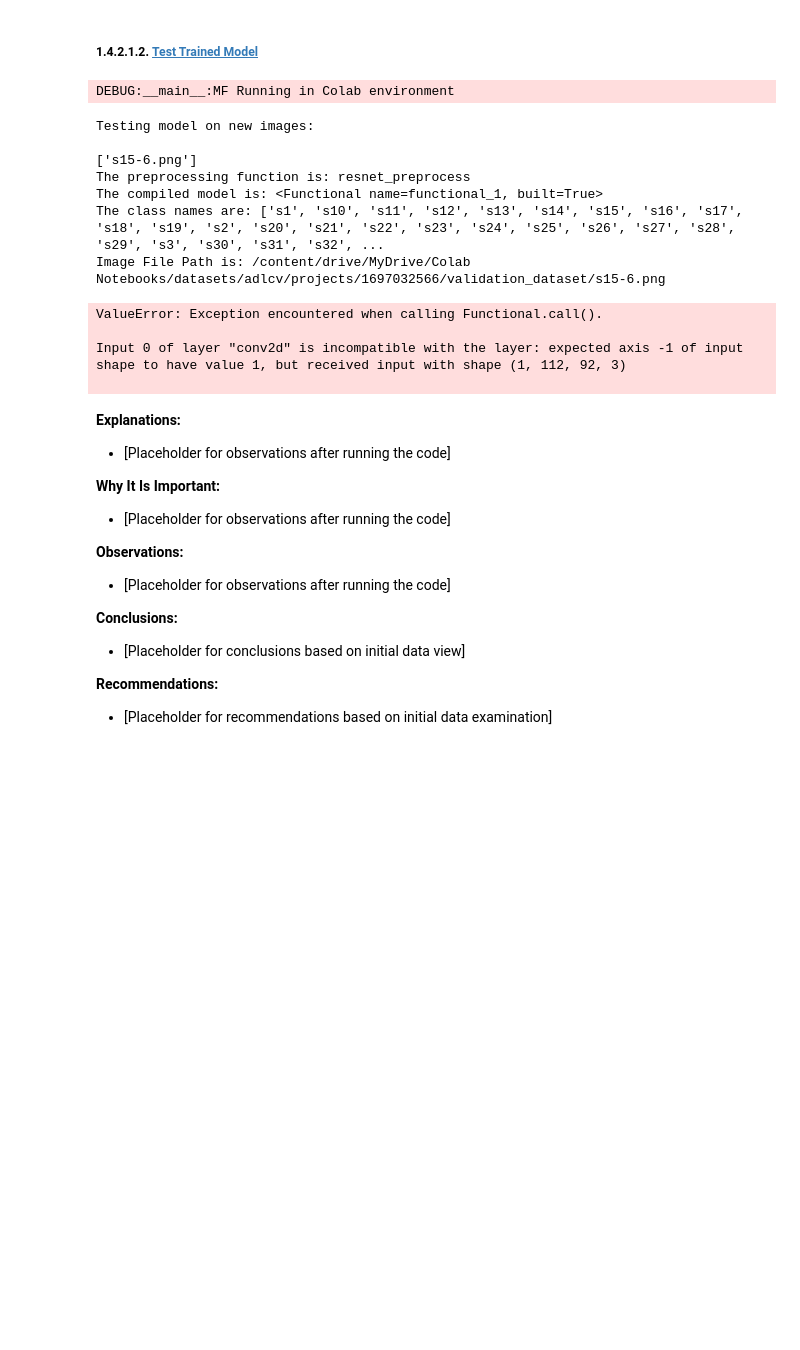
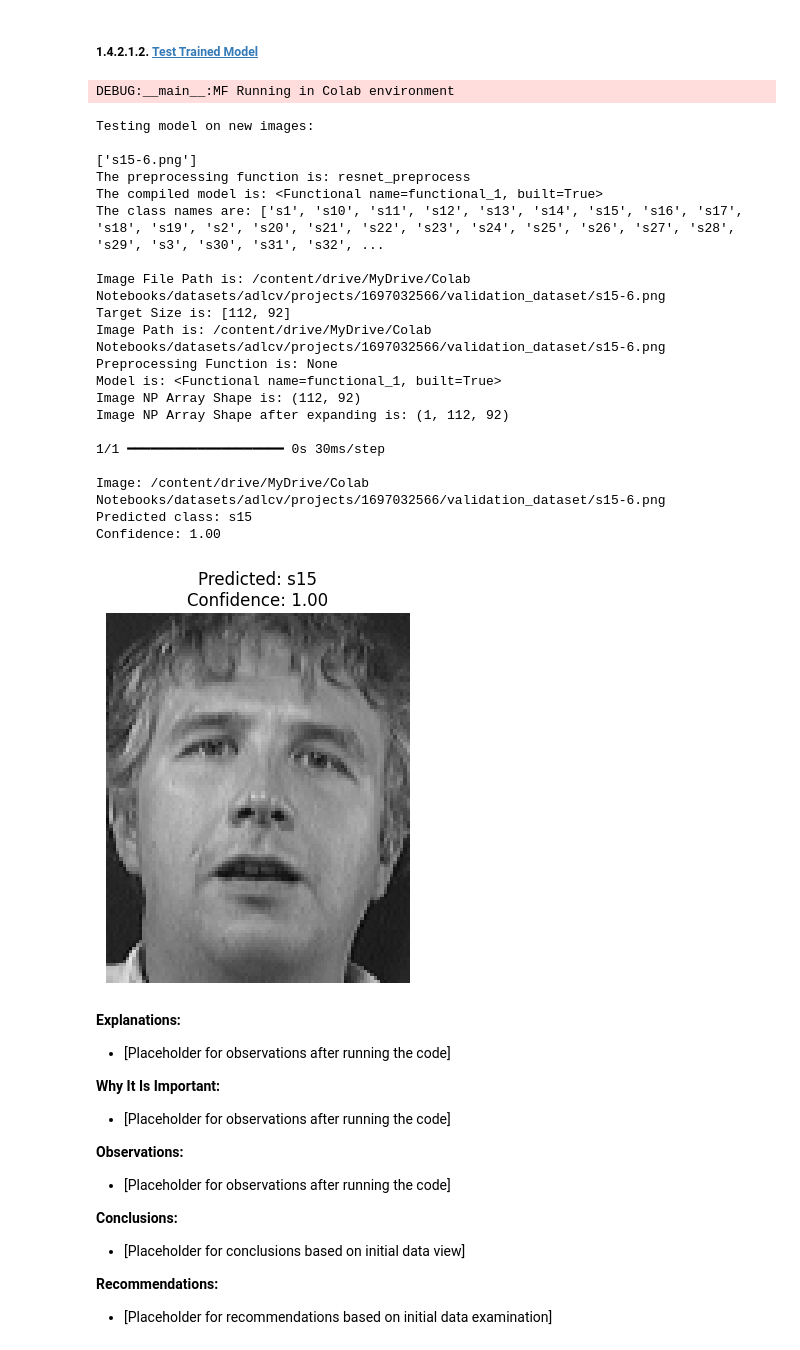
Before and after one commit to toddwalters/aiml-python-coding-examples, a Jupyter notebook: adlcv/projects/1697032566_performingFacialFecognitionWithDL/1697032566_ToddWalters_performingFacialFecognitionWithDL.ipynb, the cells around one changed output. Cells and saved outputs as stored; diff of their text form; code cells hidden in the pictures; blank space fills up the shorter version.

```diff
--- a/adlcv/projects/1697032566_performingFacialFecognitionWithDL/1697032566_ToddWalters_performingFacialFecognitionWithDL.ipynb
+++ b/adlcv/projects/1697032566_performingFacialFecognitionWithDL/1697032566_ToddWalters_performingFacialFecognitionWithDL.ipynb
@@ -363,7 +363,8 @@ import numpy as np
 # Open an image file
 # image_path = 'att_faces/s1/1.pgm'
 image_path = 'validation_dataset/s15-6.png'
-image = Image.open(f'{DATASET_PATH}/{image_path}')
+# image = Image.open(f'{DATASET_PATH}/{image_path}')
+image = Image.open(f'/content/drive/MyDrive/Colab Notebooks/datasets/adlcv/projects/1697032566/validation_dataset/s15-6.png')
 
 # Get dimensions
 width, height = image.size
@@ -2767,22 +2769,37 @@ preprocessing_functions = {
     'vgg_preprocess': vgg_preprocess
 }
 
-def predict_image_class(model, img_path, class_names, target_size, preprocessing_function_name):
+def predict_image_class(model, img_path, class_names, target_size, preprocessing_function_name=None):
     target_size = target_size  # Get the target size for the chosen architecture
+    preprocessing_function_name = None
+    print(f'Target Size is: {target_size}')
+    print(f'Image Path is: {img_path}')
+    print(f'Preprocessing Function is: {preprocessing_function_name}')
+    print(f'Model is: {model}')
+    # print(f'Class Names are: {class_names}')
     # Retrieve the actual preprocessing function from the dictionary
     preprocessing_function = preprocessing_functions.get(preprocessing_function_name)
 
-    if preprocessing_function is None:
-        raise ValueError(f"Unknown preprocessing function: {preprocessing_function_name}")
+    # if preprocessing_function is None:
+    #     raise ValueError(f"Unknown preprocessing function: {preprocessing_function_name}")
 
     # Load and preprocess the image
-    img = image.load_img(img_path, target_size=target_size)
-    img_array = image.img_to_array(img)
-    img_array = np.expand_dims(img_array, axis=0)
+    # img = image.load_img(img_path, target_size=target_size)
+    #img_array = image.img_to_array(img)
+    # print(f'Image Array Shape is: {img_array.shape}')
+    # img_array = np.expand_dims(img_array, axis=0)
+    # print(f'Image NP Array Shape after expanding is: {img_array.shape}\n')
     # img_array = preprocessing_function(img_array)
 
+    # Load the image
+    img2 = Image.open(img_path)
+    img_np_array = np.array(img2)
+    print(f'Image NP Array Shape is: {img_np_array.shape}')
+    img_np_array = np.expand_dims(img_np_array, axis=0)
+    print(f'Image NP Array Shape after expanding is: {img_np_array.shape}\n')
+
     # Make prediction
-    predictions = model.predict(img_array)
+    predictions = model.predict(img_np_array)
     predicted_class_index = np.argmax(predictions[0])
     predicted_class = class_names[predicted_class_index]
     confidence = predictions[0][predicted_class_index]
@@ -2821,38 +2838,48 @@ image_extensions = ('.jpg', '.jpeg', '.png', '.bmp', '.tiff')
 image_files = [file for file in image_files if file.lower().endswith(image_extensions)]
 
 # Print the list of image files
 print(image_files)
 
 print(f'The preprocessing function is: {preprocessing_function}')
 print(f'The compiled model is: {model}')
-print(f'The class names are: {class_names}')
+print(f'The class names are: {class_names}\n')
 
 # for img_path in test_image_paths:
 for image_file in image_files:
     img_path = f'{test_image_path}/{image_file}'
     print(f'Image File Path is: {img_path}')
     predicted_class, confidence = predict_image_class(model, img_path, class_names, target_size, preprocessing_function)
     print()
     print(f"Image: {img_path}")
     print(f"Predicted class: {predicted_class}")
     print(f"Confidence: {confidence:.2f}")
     print()
 
     # Visualize prediction
     visualize_prediction(img_path, target_size, predicted_class, confidence)
 # %% [output]
 DEBUG:__main__:MF Running in Colab environment
 Testing model on new images:
 
 ['s15-6.png']
 The preprocessing function is: resnet_preprocess
 The compiled model is: <Functional name=functional_1, built=True>
 The class names are: ['s1', 's10', 's11', 's12', 's13', 's14', 's15', 's16', 's17', 's18', 's19', 's2', 's20', 's21', 's22', 's23', 's24', 's25', 's26', 's27', 's28', 's29', 's3', 's30', 's31', 's32', ...
+
 Image File Path is: /content/drive/MyDrive/Colab Notebooks/datasets/adlcv/projects/1697032566/validation_dataset/s15-6.png
+Target Size is: [112, 92]
+Image Path is: /content/drive/MyDrive/Colab Notebooks/datasets/adlcv/projects/1697032566/validation_dataset/s15-6.png
+Preprocessing Function is: None
+Model is: <Functional name=functional_1, built=True>
+Image NP Array Shape is: (112, 92)
+Image NP Array Shape after expanding is: (1, 112, 92)
+
+1/1 ━━━━━━━━━━━━━━━━━━━━ 0s 30ms/step
+
+Image: /content/drive/MyDrive/Colab Notebooks/datasets/adlcv/projects/1697032566/validation_dataset/s15-6.png
+Predicted class: s15
+Confidence: 1.00
-ValueError: Exception encountered when calling Functional.call().
-
-Input 0 of layer "conv2d" is incompatible with the layer: expected axis -1 of input shape to have value 1, but received input with shape (1, 112, 92, 3)
-
+[figure, added]
 # %% [markdown]
 **Explanations:**
 
```
Also changed, not shown: parts of 1 cell of this notebook.
